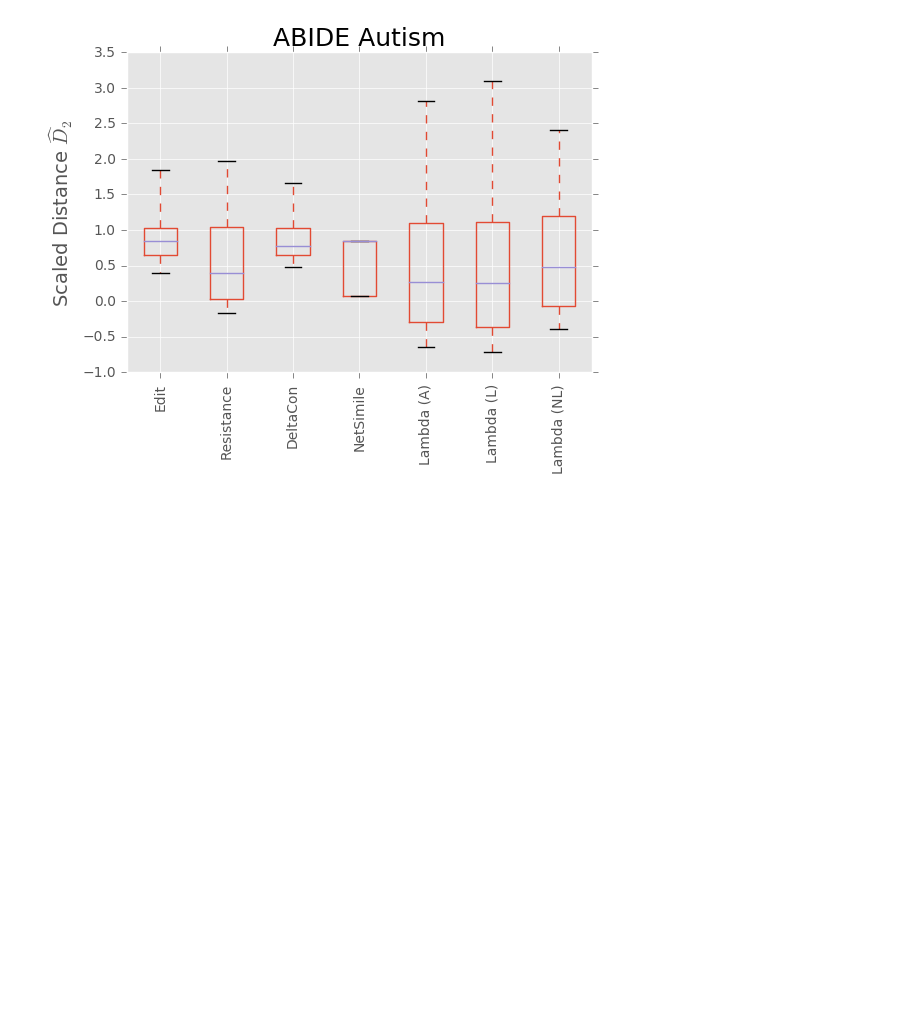
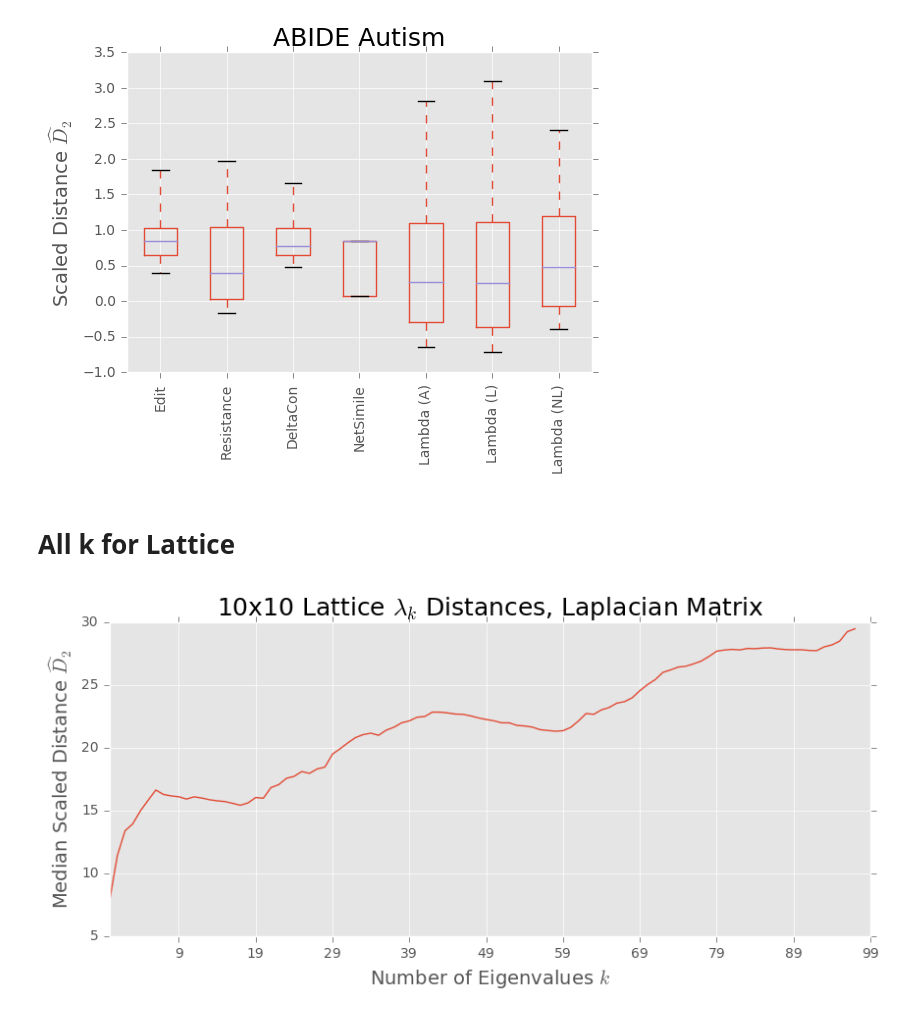
Before and after one commit to peterewills/graph_metrics_paper_code, a Jupyter notebook: make_figures.ipynb, the cells around one changed output. Drawn from its saved outputs; the diff is of its cells as text; code cells hidden in the pictures; blank space fills up the shorter version.

```diff
--- a/make_figures.ipynb
+++ b/make_figures.ipynb
@@ -234,3 +234,43 @@ fig = plt.gcf();
 fig.savefig(os.path.join(figures_dir,'abide.pdf'),dpi=300,bbox_inches='tight');
 # %% [output]
 [figure]
+# %% [markdown]
+# All k for Lattice
+# %%
+path = 'pickled_data/lattics_vs_randDS_lambda_k_all.p'
+title = '10x10 Lattice $\lambda_k$ Distances'
+filename = 'lattice_skinny_k.pdf'
+k_list = list(range(1,100))
+
+data_dict = pd.read_pickle(path)
+
+adj_null = data_dict['results_df_null']['Adjacency Distances'].T
+adj_not = data_dict['results_df_not_null']['Adjacency Distances'].T
+
+for item in [adj_null,adj_not]:
+    item.index = range(item.shape[0])
+
+adj_scaled = (adj_not - adj_null.mean())/adj_null.std()
+
+N = len(adj_scaled.columns)
+
+indices = list(range(0,N,3)) + list(range(1,N,3)) + list(range(2,N,3))
+adj_scaled = adj_scaled.iloc[:,indices]
+
+# we don't need k = 1 for Laplacian distances
+del adj_scaled['Lambda (Laplacian, k=1)']
+del adj_scaled['Lambda (Normalized Laplacian, k=1)']
+# %%
+lamA_cols = [col for col in adj_scaled.columns if "Adjacency" in col]
+lamNL_cols = [col for col in adj_scaled.columns if "Normalized Laplacian" in col]
+lamL_cols = [col for col in adj_scaled.columns if "(Laplacian" in col]
+# %%
+plt.figure(figsize=(10,4));
+adj_scaled[lamL_cols].median().plot();
+# adj_scaled[lamL_cols].boxplot(**kwargs); # too many boxes, not enough info
+plt.ylabel('Median Scaled Distance $\widehat{D}_2$');
+plt.xlabel('Number of Eigenvalues $k$')
+plt.xticks(np.arange(9,109,10),np.arange(9,109,10));
+plt.title('10x10 Lattice $\lambda_{k}$ Distances, Laplacian Matrix');
+# %% [output]
+[figure, added]
```
Also changed, not shown: 1 other file.
